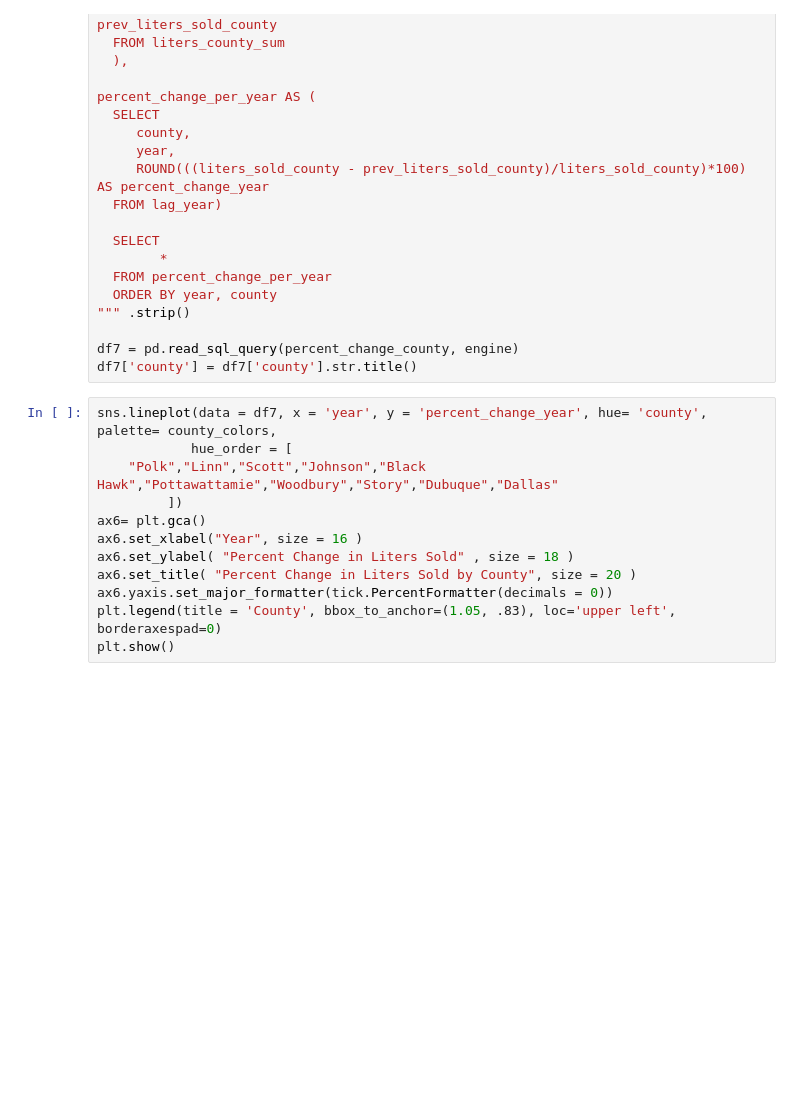
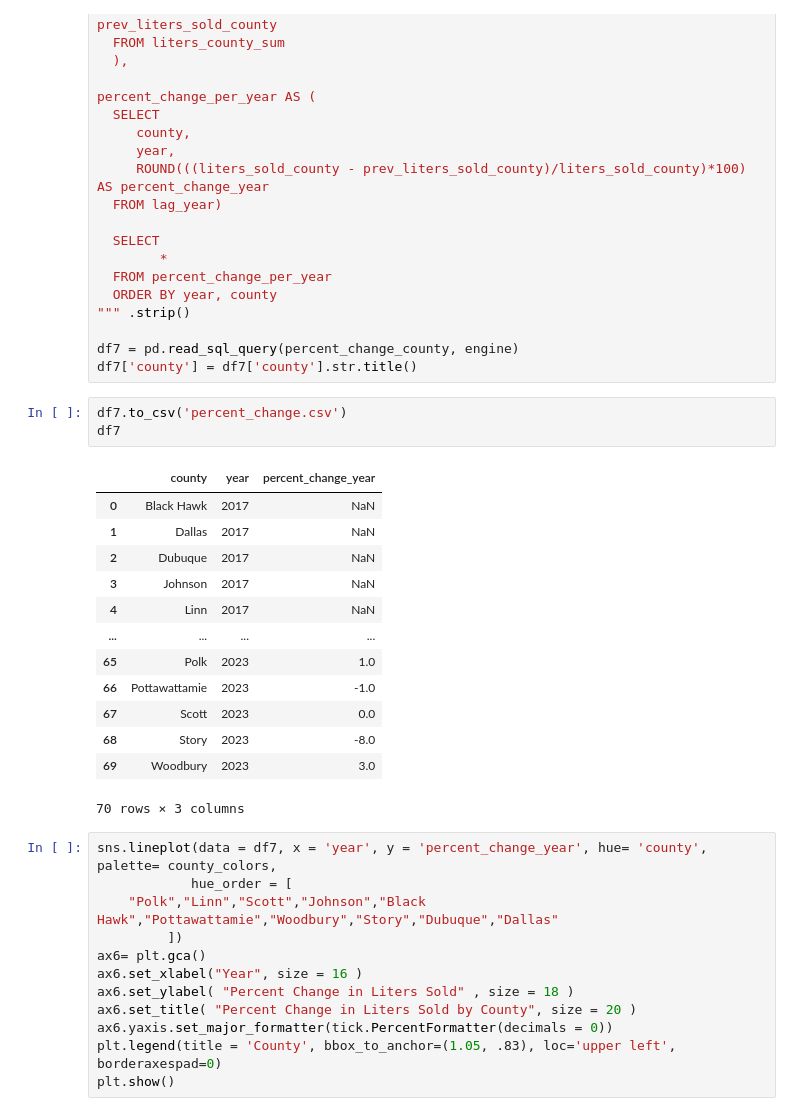
Before and after one commit to amoutafian/iowa_liquor_project, a Jupyter notebook: iowa_liquor_2024.ipynb, the cells around one changed output. Drawn from its saved outputs; the diff is of its cells as text; blank space fills up the shorter version.

```diff
--- a/iowa_liquor_2024.ipynb
+++ b/iowa_liquor_2024.ipynb
@@ -392,6 +392,23 @@ percent_change_per_year AS (
 
 df7 = pd.read_sql_query(percent_change_county, engine)
 df7['county'] = df7['county'].str.title()
+# %%
+df7.to_csv('percent_change.csv')
+df7
+# %% [output]
+|  | county | year | percent_change_year |
+| 0 | Black Hawk | 2017 | NaN |
+| 1 | Dallas | 2017 | NaN |
+| 2 | Dubuque | 2017 | NaN |
+| 3 | Johnson | 2017 | NaN |
+| 4 | Linn | 2017 | NaN |
+| ... | ... | ... | ... |
+| 65 | Polk | 2023 | 1.0 |
+| 66 | Pottawattamie | 2023 | -1.0 |
+| 67 | Scott | 2023 | 0.0 |
+| 68 | Story | 2023 | -8.0 |
+| 69 | Woodbury | 2023 | 3.0 |
+70 rows × 3 columns
 # %%
 sns.lineplot(data = df7, x = 'year', y = 'percent_change_year', hue= 'county',  palette= county_colors,
             hue_order = [
```
Also changed, not shown: parts of 2 cells of this notebook, 5 other files.
